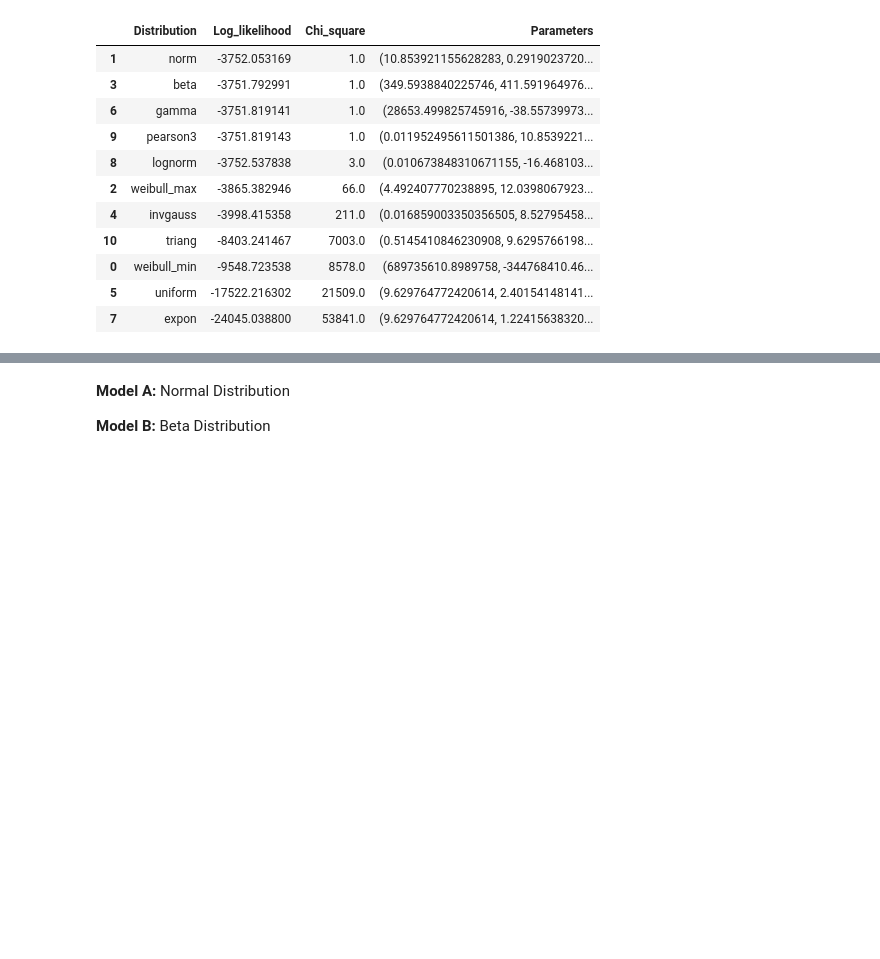
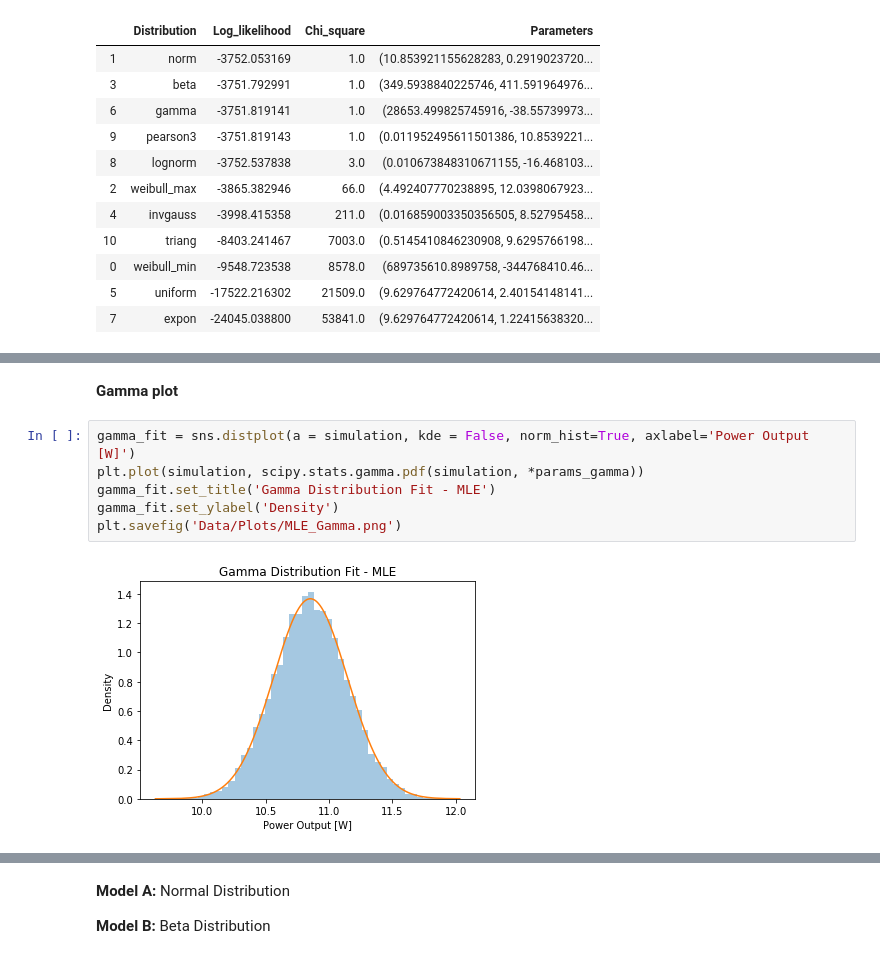
Before and after one commit to oriolgarrobe/Thesis, a Jupyter notebook: Max_likelihood.ipynb, the cells around one changed output, grey strips where cells are left out. Saved outputs shown, nothing was run; the diff lists cells and outputs as text; blank space fills up the shorter version.

```diff
--- a/Max_likelihood.ipynb
+++ b/Max_likelihood.ipynb
@@ -68,0 +90,10 @@ results
+# %% [markdown]
+**Gamma plot**
+# %%
+gamma_fit = sns.distplot(a = simulation, kde = False, norm_hist=True, axlabel='Power Output [W]')
+plt.plot(simulation, scipy.stats.gamma.pdf(simulation, *params_gamma))
+gamma_fit.set_title('Gamma Distribution Fit - MLE')
+gamma_fit.set_ylabel('Density')
+plt.savefig('Data/Plots/MLE_Gamma.png')
+# %% [output]
+[figure, added]
```
Also changed, not shown: parts of 11 cells of this notebook, 11 other files.
